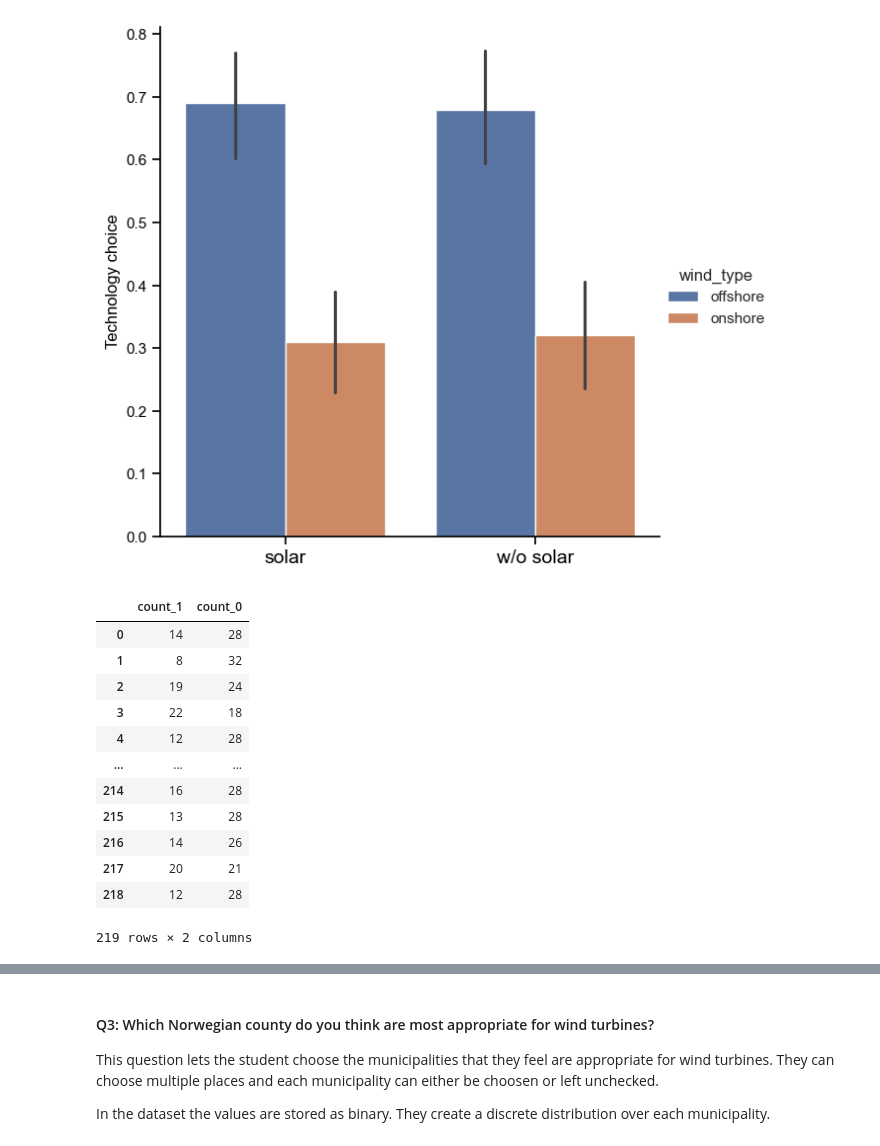
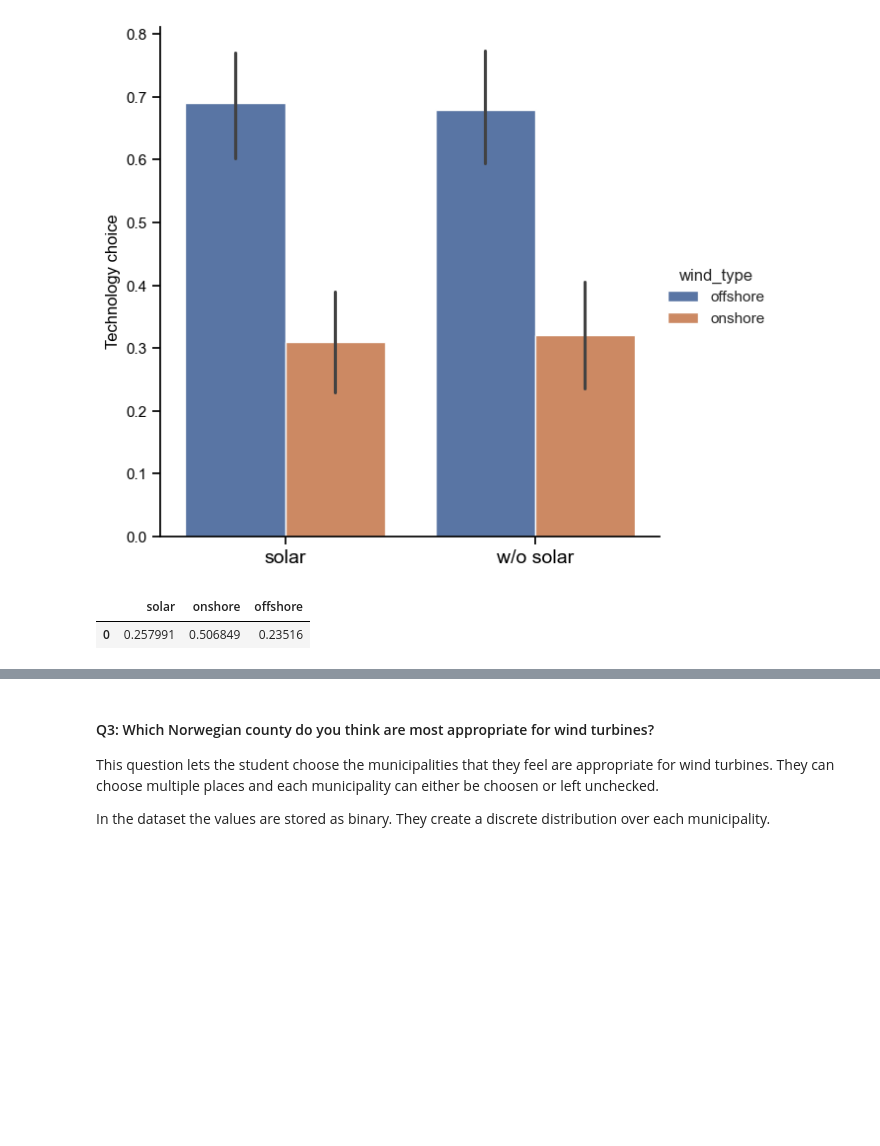
Before and after one commit to JavedMS/Mapping_Workshops_EFF, a Jupyter notebook: final.ipynb, the cells around one changed output, grey strips where cells are left out. Cells and saved outputs as stored; diff of their text form; code cells hidden in the pictures; blank space fills up the shorter version.

```diff
--- a/final.ipynb
+++ b/final.ipynb
@@ -81,32 +81,32 @@ g.set_ylabels("Technology choice")
 <seaborn.axisgrid.FacetGrid at 0x...>
 [figure]
 # %%
-data["energySource"]
-df = pd.DataFrame()
-
+df = data["energySource"]
 df_filled = df.fillna(0)
 
 # Count occurrences of 1 in each column
 count_1 = df_filled.apply(lambda col: (col == 1).sum())
 
 # Count occurrences of 0 in each column
 count_0 = df_filled.apply(lambda col: (col == 0).sum())
 
 # Combine the counts into a DataFrame
 counts = pd.DataFrame({'count_1': count_1, 'count_0': count_0})
 
-print(counts)
+counts
+
+solar_p = 0.5
+n = df.shape[0]
+names = ["solar", "offshore", "onshore"]
+solar = counts.loc["solar","count_1"]
+solar_prop = data["energySource"].groupby(["offshore"])["solar"].sum()
+offshore = counts.loc["offshore","count_1"]
+onshore = counts.loc["onshore","count_1"]
+df_array = np.array([solar*solar_p,offshore-solar_prop.loc[1]*solar_p,onshore-solar_prop.loc[0]*solar_p])/n
+df_array = df_array.reshape(1, 3)
+
+df = pd.DataFrame(df_array, columns = names)
+save_as_file(df, "technology_preferences")
 # %% [output]
-|  | count_1 | count_0 |
-| 0 | 14 | 28 |
-| 1 | 8 | 32 |
-| 2 | 19 | 24 |
-| 3 | 22 | 18 |
-| 4 | 12 | 28 |
-| ... | ... | ... |
-| 214 | 16 | 28 |
-| 215 | 13 | 28 |
-| 216 | 14 | 26 |
-| 217 | 20 | 21 |
-| 218 | 12 | 28 |
+|  | solar | onshore | offshore |
+| 0 | 0.257991 | 0.506849 | 0.23516 |
-219 rows × 2 columns
```
Also changed, not shown: parts of 7 cells of this notebook, 2 other files.
